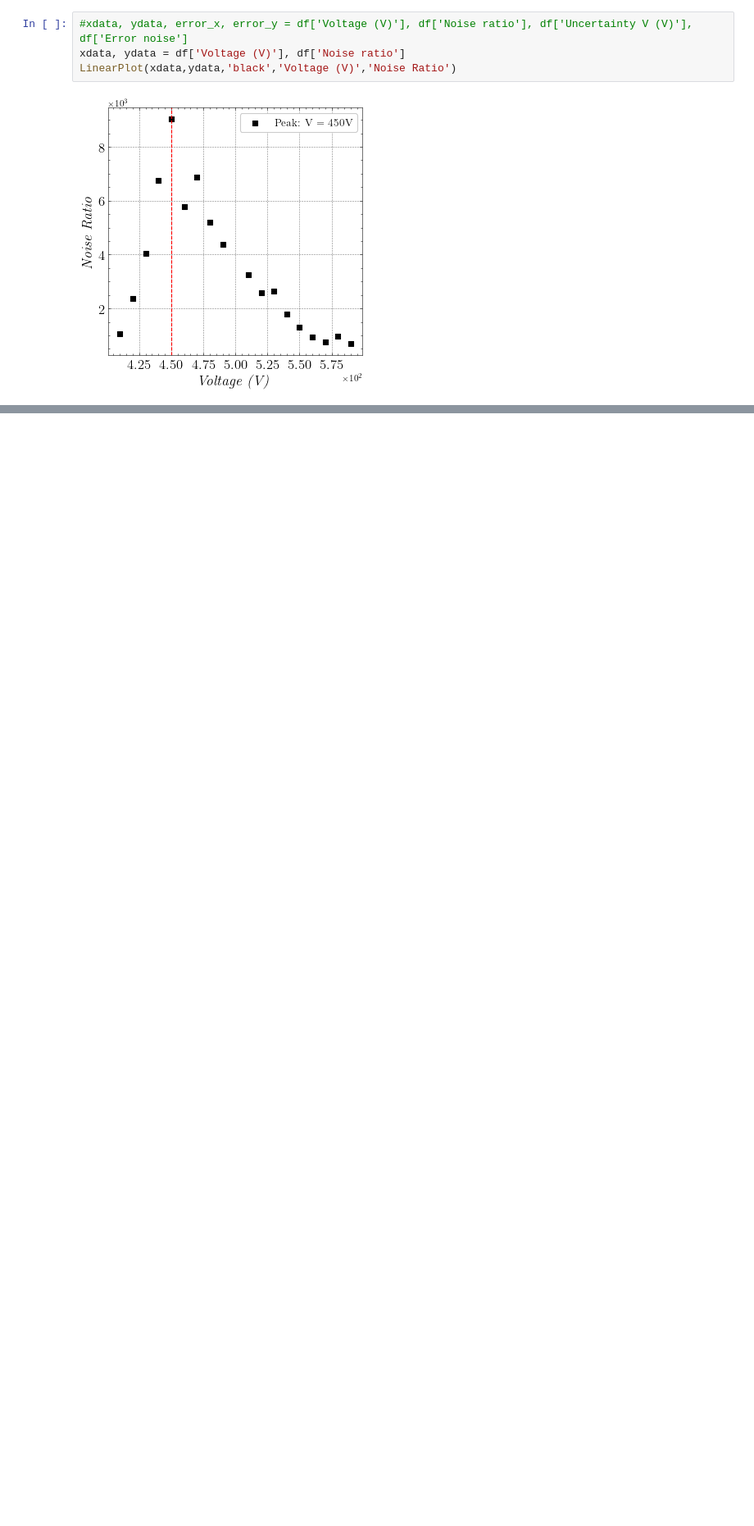
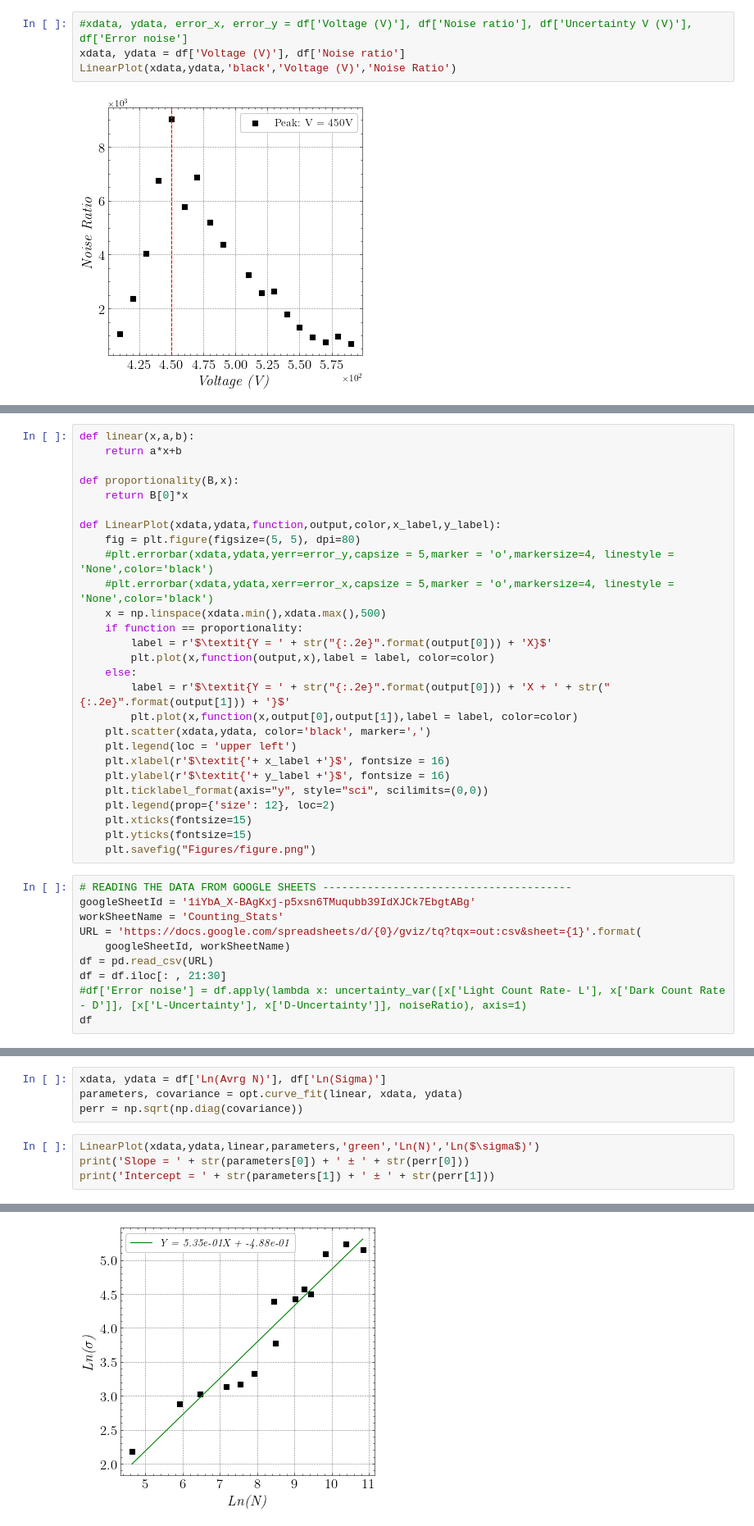
Before and after one commit to rvizarreta/ModernLab, a Jupyter notebook: 8. Double Slit Interference/PreLab2.ipynb, the cells around one changed output, grey strips where cells are left out. Shown at 82% size. Cells and saved outputs as stored; diff of their text form; blank space fills up the shorter version.

```diff
--- a/8. Double Slit Interference/PreLab2.ipynb
+++ b/8. Double Slit Interference/PreLab2.ipynb
@@ -78,0 +81,37 @@ LinearPlot(xdata,ydata,'black','Voltage (V)','Noise Ratio')
+# %%
+def linear(x,a,b):
+    return a*x+b
+
+def proportionality(B,x):
+    return B[0]*x
+
+def LinearPlot(xdata,ydata,function,output,color,x_label,y_label):
+    fig = plt.figure(figsize=(5, 5), dpi=80)
+    #plt.errorbar(xdata,ydata,yerr=error_y,capsize = 5,marker = 'o',markersize=4, linestyle = 'None',color='black')
+    #plt.errorbar(xdata,ydata,xerr=error_x,capsize = 5,marker = 'o',markersize=4, linestyle = 'None',color='black')
+    x = np.linspace(xdata.min(),xdata.max(),500)
+    if function == proportionality:
+        label = r'$\textit{Y = ' + str("{:.2e}".format(output[0])) + 'X}$'
+        plt.plot(x,function(output,x),label = label, color=color)
+    else:
+        label = r'$\textit{Y = ' + str("{:.2e}".format(output[0])) + 'X + ' + str("{:.2e}".format(output[1])) + '}$'
+        plt.plot(x,function(x,output[0],output[1]),label = label, color=color)
+    plt.scatter(xdata,ydata, color='black', marker=',')
+    plt.legend(loc = 'upper left')
+    plt.xlabel(r'$\textit{'+ x_label +'}$', fontsize = 16)
+    plt.ylabel(r'$\textit{'+ y_label +'}$', fontsize = 16)
+    plt.ticklabel_format(axis="y", style="sci", scilimits=(0,0))
+    plt.legend(prop={'size': 12}, loc=2)
+    plt.xticks(fontsize=15)
+    plt.yticks(fontsize=15)
+    plt.savefig("Figures/figure.png")
+# %%
+# READING THE DATA FROM GOOGLE SHEETS ---------------------------------------
+googleSheetId = '1iYbA_X-BAgKxj-p5xsn6TMuqubb39IdXJCk7EbgtABg'
+workSheetName = 'Counting_Stats'
+URL = 'https://docs.google.com/spreadsheets/d/{0}/gviz/tq?tqx=out:csv&sheet={1}'.format(
+    googleSheetId, workSheetName)
+df = pd.read_csv(URL)
+df = df.iloc[: , 21:30]
+#df['Error noise'] = df.apply(lambda x: uncertainty_var([x['Light Count Rate- L'], x['Dark Count Rate - D']], [x['L-Uncertainty'], x['D-Uncertainty']], noiseRatio), axis=1)
+df
@@ -78,0 +134,9 @@ LinearPlot(xdata,ydata,'black','Voltage (V)','Noise Ratio')
+# %%
+xdata, ydata = df['Ln(Avrg N)'], df['Ln(Sigma)']
+parameters, covariance = opt.curve_fit(linear, xdata, ydata)
+perr = np.sqrt(np.diag(covariance))
+# %%
+LinearPlot(xdata,ydata,linear,parameters,'green','Ln(N)','Ln($\sigma$)')
+print('Slope = ' + str(parameters[0]) + ' ± ' + str(perr[0]))
+print('Intercept = ' + str(parameters[1]) + ' ± ' + str(perr[1]))
+# %% [output]
@@ -78,0 +145 @@ LinearPlot(xdata,ydata,'black','Voltage (V)','Noise Ratio')
+[figure, added]
```
Also changed, not shown: parts of 4 cells of this notebook, 6 other files.
